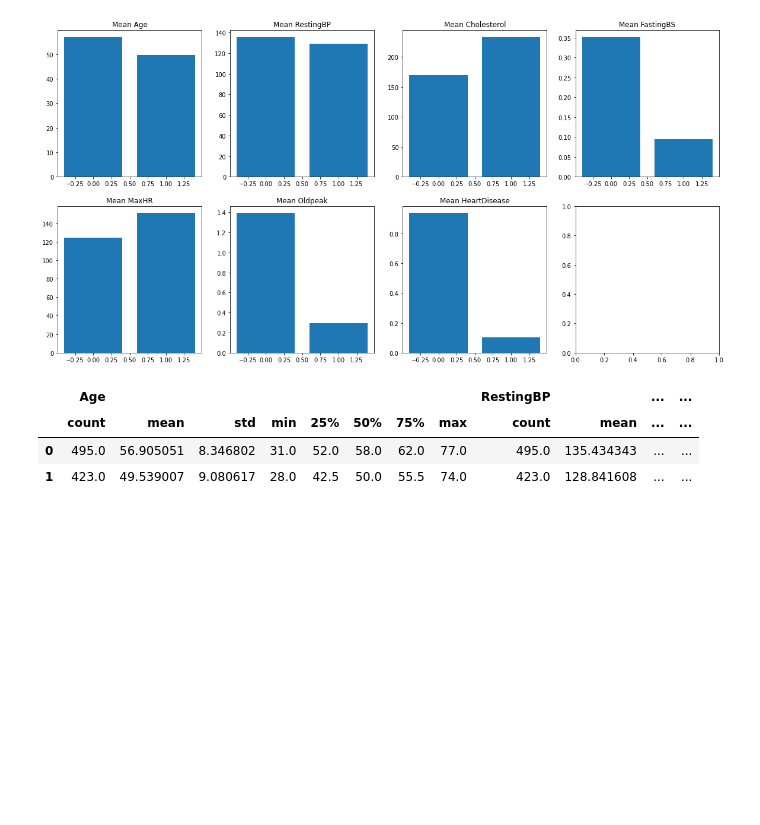
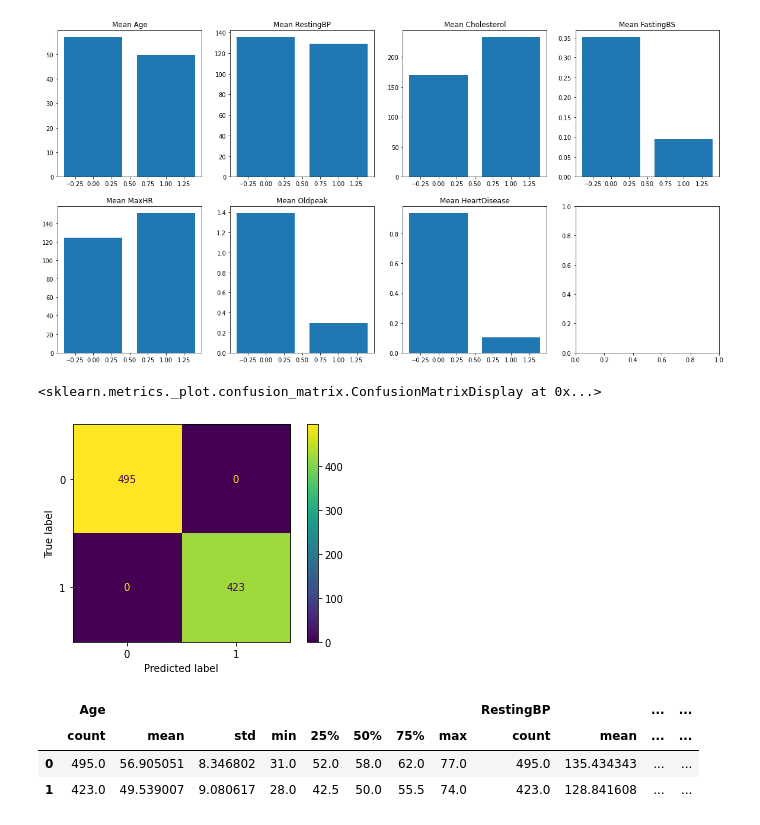
Before and after one commit to pingli10/Project-2---Part-3--Core--, a Jupyter notebook: Project 2 - Part 3 (Core).ipynb, the cells around one changed output. Drawn from its saved outputs; the diff is of its cells as text; code cells hidden in the pictures; blank space fills up the shorter version.

```diff
--- a/Project 2 - Part 3 (Core).ipynb
+++ b/Project 2 - Part 3 (Core).ipynb
@@ -187,6 +187,11 @@ for i,col in enumerate(cluster_group.columns[1:]):
   axes[i].set_title(f'Mean {col}')
 # %% [output]
 [figure]
+# %%
+ConfusionMatrixDisplay.from_predictions(df['cluster'], kmeans.labels_)
+# %% [output]
+<sklearn.metrics._plot.confusion_matrix.ConfusionMatrixDisplay at 0x...>
+[figure, added]
 # %%
 cluster_gp = df.groupby('cluster',as_index=False)
 # %%
```
